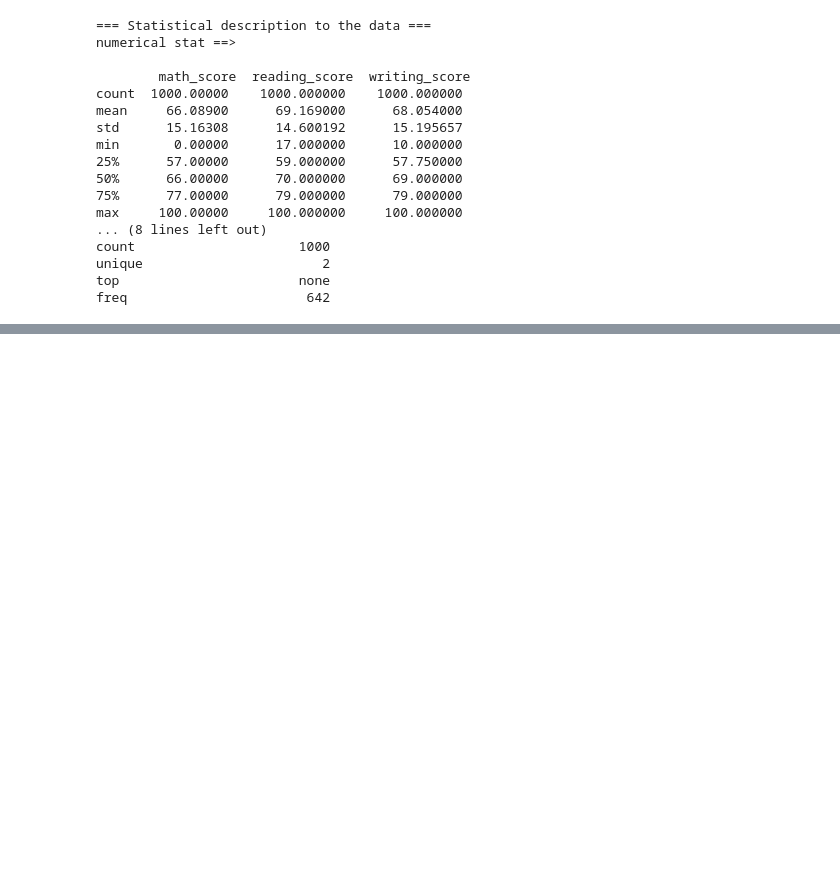
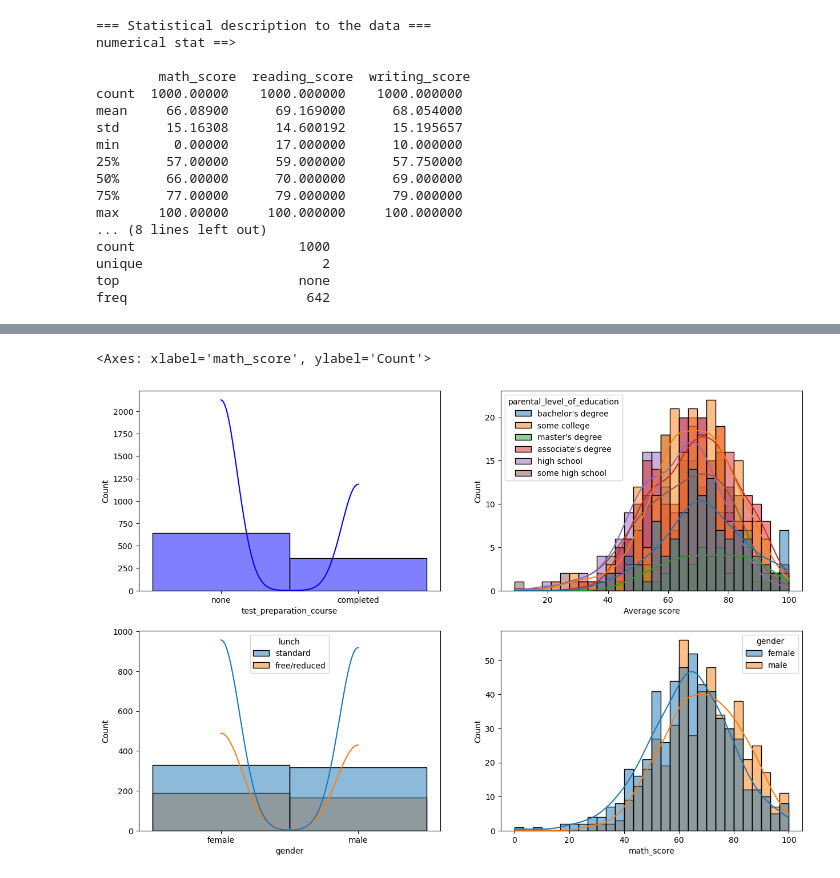
Before and after one commit to AMeskar/ML_Project, a Jupyter notebook: Notebook/EDA.ipynb, the cells around one changed output, grey strips where cells are left out. Saved outputs shown, nothing was run; the diff lists cells and outputs as text; code cells hidden in the pictures; blank space fills up the shorter version.

```diff
--- a/Notebook/EDA.ipynb
+++ b/Notebook/EDA.ipynb
@@ -95,0 +201,13 @@ freq                       642
+# %%
+fig, axs = plt.subplots(2, 2, figsize=(15, 10))
+
+sns.histplot(data= df, x='test_preparation_course', bins= 30, kde= True, color='b', ax= axs[0,0])
+
+sns.histplot(data= df, x='Average score', bins= 30, kde= True, hue= 'parental_level_of_education', ax= axs[0,1])
+
+sns.histplot(data= df, x='gender', bins= 30, kde= True, hue= 'lunch', ax= axs[1,0])
+
+sns.histplot(data= df, x='math_score', bins= 30, kde= True, hue= 'gender', ax= axs[1,1])
+# %% [output]
+<Axes: xlabel='math_score', ylabel='Count'>
+[figure, added]
```
Also changed, not shown: parts of 10 cells of this notebook.
